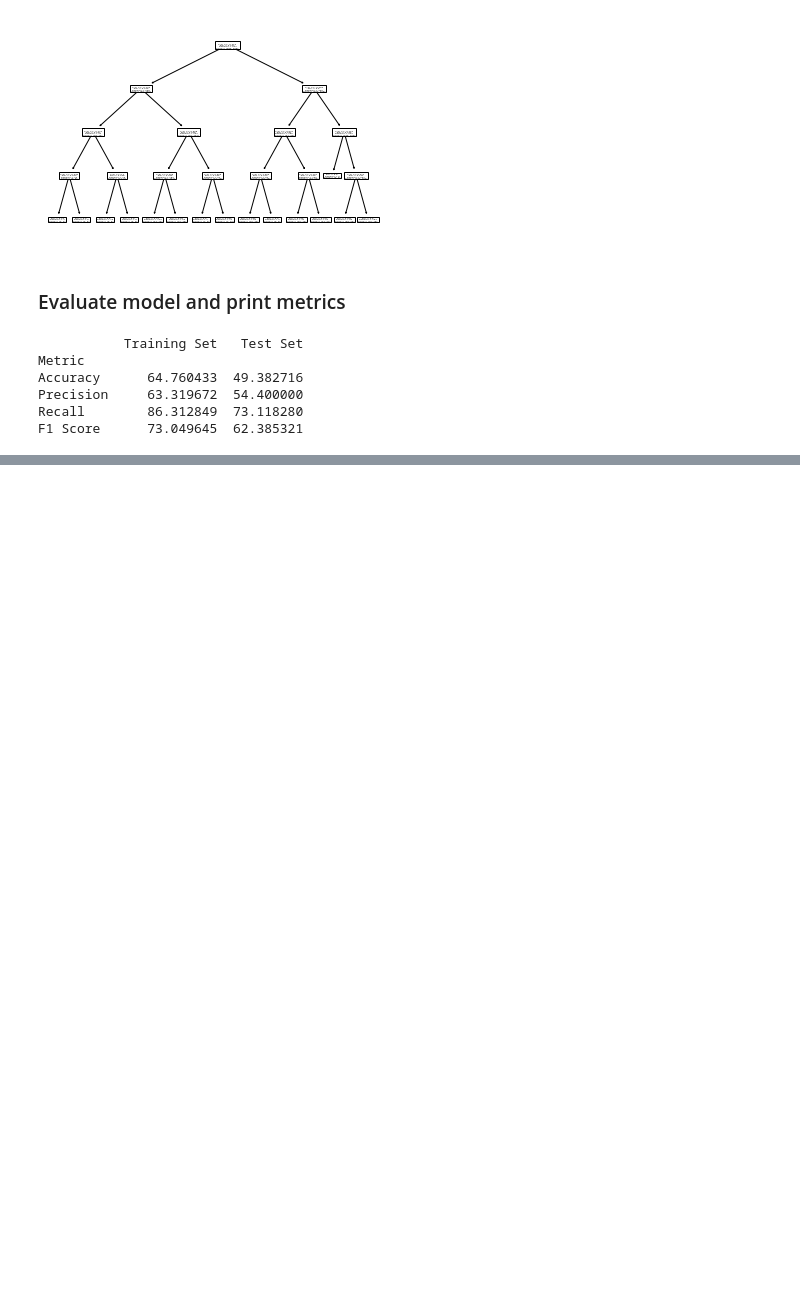
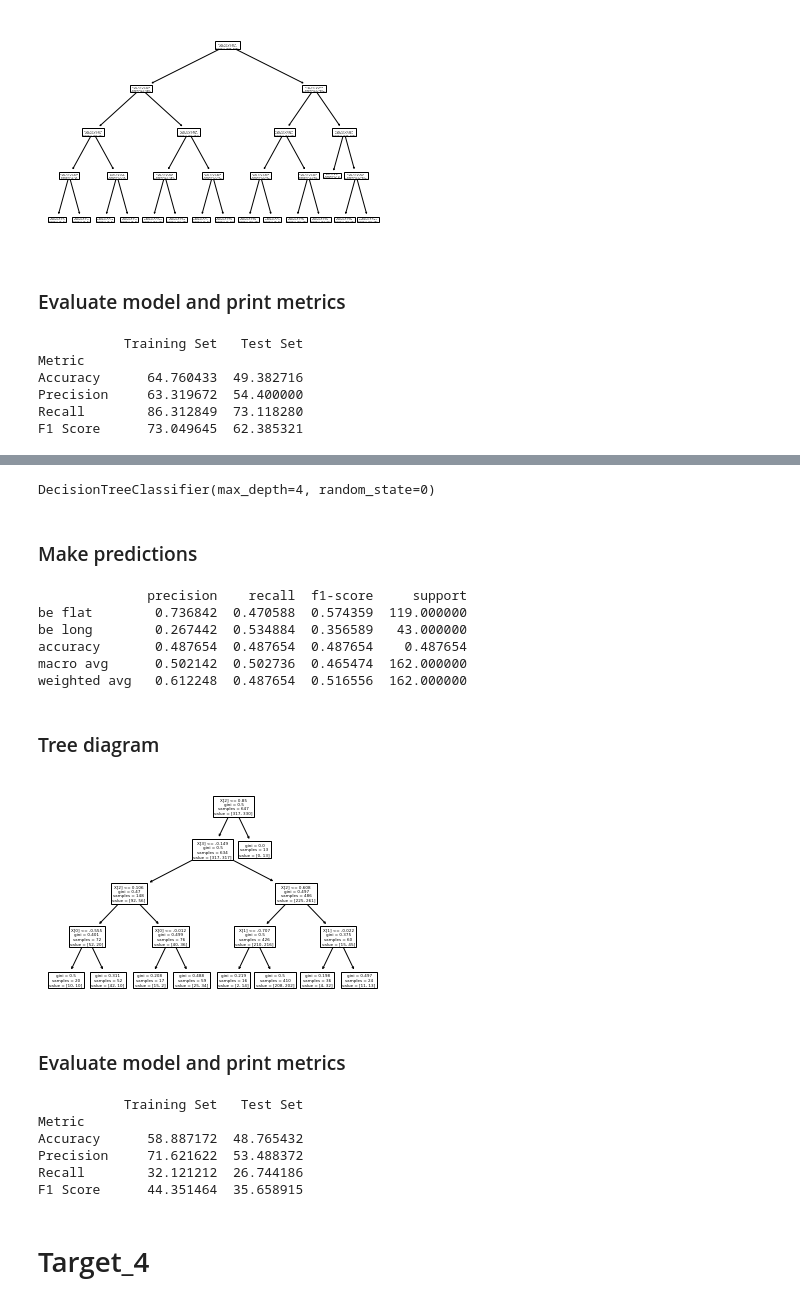
Before and after one commit to fabcabrera/Stock-Predictions, a Jupyter notebook: Fabrizio/DT Model Attempt.ipynb, the cells around one changed output, grey strips where cells are left out. Saved outputs shown, nothing was run; the diff lists cells and outputs as text; code cells hidden in the pictures; blank space fills up the shorter version.

```diff
--- a/Fabrizio/DT Model Attempt.ipynb
+++ b/Fabrizio/DT Model Attempt.ipynb
@@ -270,0 +622,4 @@ F1 Score      73.049645  62.385321
+# %%
+pca = PCA(n_components = 5).fit(X_train_tr.to_numpy())
+X_train_pca = pca.transform(X_train_tr.to_numpy())
+X_test_pca = pca.transform(X_test_tr.to_numpy())
@@ -270,0 +628,8 @@ F1 Score      73.049645  62.385321
+# %%
+from sklearn.tree import DecisionTreeClassifier
+model = DecisionTreeClassifier(max_depth = 4, random_state = 0)
+model.fit(X_train_pca, Y_train)
+# %% [output]
+DecisionTreeClassifier(max_depth=4, random_state=0)
+# %% [markdown]
+### Make predictions
@@ -270,0 +639,24 @@ F1 Score      73.049645  62.385321
+# %%
+from sklearn.metrics import classification_report
+report = classification_report(Y_test_pred, Y_test, target_names = ["be flat", "be long"], output_dict = True)
+report = pd.DataFrame(report).T
+print(report)
+print("")
+# %% [output]
+              precision    recall  f1-score     support
+be flat        0.736842  0.470588  0.574359  119.000000
+be long        0.267442  0.534884  0.356589   43.000000
+accuracy       0.487654  0.487654  0.487654    0.487654
+macro avg      0.502142  0.502736  0.465474  162.000000
+weighted avg   0.612248  0.487654  0.516556  162.000000
+# %% [markdown]
+### Tree diagram
+# %%
+from sklearn.tree import plot_tree
+fig, ax = plt.subplots()
+plot_tree(model, ax = plt.axes())
+plt.show()
+# %% [output]
+[figure, added]
+# %% [markdown]
+### Evaluate model and print metrics
@@ -270,0 +674,14 @@ F1 Score      73.049645  62.385321
+# %%
+metrics = pd.DataFrame(metrics, columns = ["Training Set", "Test Set"])
+metrics.insert(0, "Metric", ["Accuracy", "Precision", "Recall", "F1 Score"])
+metrics.set_index("Metric", inplace = True)
+print(metrics)
+# %% [output]
+           Training Set   Test Set
+Metric
+Accuracy      58.887172  48.765432
+Precision     71.621622  53.488372
+Recall        32.121212  26.744186
+F1 Score      44.351464  35.658915
+# %% [markdown]
+# Target_4
```
Also changed, not shown: parts of 134 cells of this notebook.
